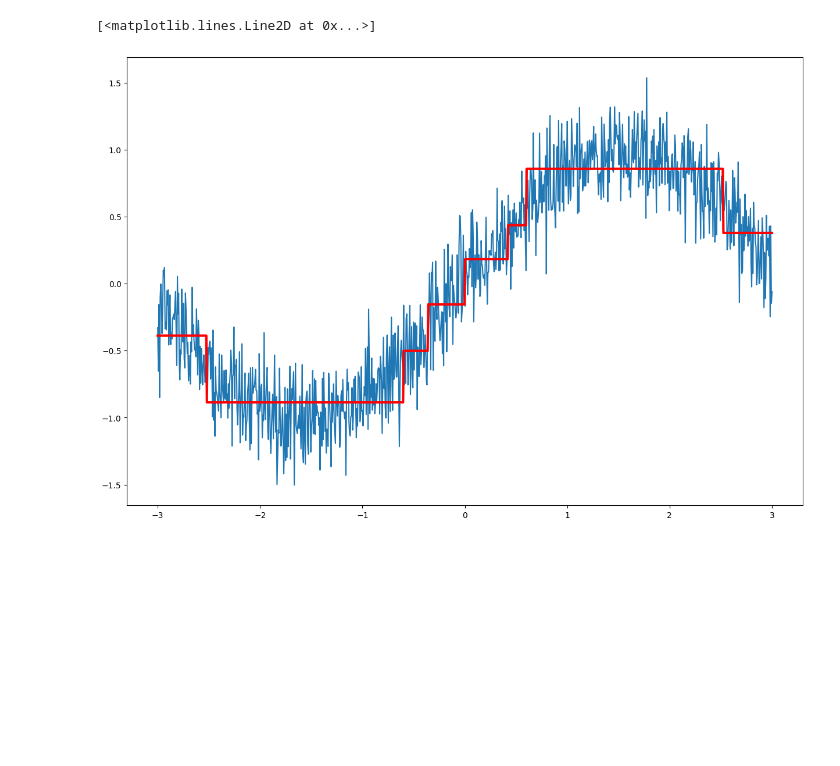
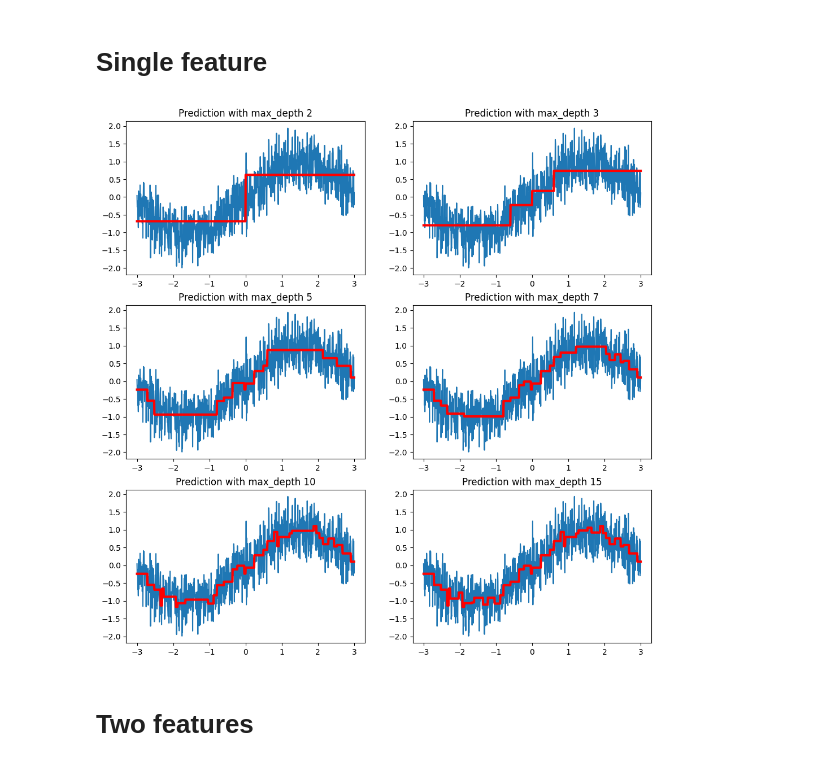
Before and after one commit to boyfws/models, a Jupyter notebook: Trees/DecisionTreeReg_test.ipynb, the cells around one changed output. Drawn from its saved outputs; the diff is of its cells as text; code cells hidden in the pictures; blank space fills up the shorter version.

```diff
--- a/Trees/DecisionTreeReg_test.ipynb
+++ b/Trees/DecisionTreeReg_test.ipynb
@@ -3,12 +3,8 @@ import numpy as np
 from sklearn.datasets import make_regression
 from DecisionTreeRegressor import DecisionTreeRegressor
 import matplotlib.pyplot as plt
-# %%
-model = DecisionTreeRegressor(
-    max_depth=4,
-    loss="MAE",
-    random_state = 42
-)
+# %% [markdown]
+# Single feature
 # %%
 x = np.linspace(-3, 3, 10 ** 3).reshape(-1, 1)
-y = np.sin(x).reshape(-1) + np.random.standard_normal(10 ** 3) * 0.2
+y = np.sin(x).reshape(-1) + np.random.standard_normal(10 ** 3) * 0.4
@@ -19,9 +11,22 @@ y_pred = model.predict(x)
 # %%
-plt.figure(figsize=(15, 10))
-plt.plot(x, y)
-plt.plot(x, y_pred, color="red", lw=3)
+fig, ax = plt.subplots(3, 2, figsize=(12, 12))
+depths = [2, 3, 5, 7, 10, 15]
+for i in range(3):
+    for j in range(2):
+        model = DecisionTreeRegressor(
+            max_depth=depths[2 * i + j],
+            loss="MSE",
+            random_state = 42,
+            min_samples_split=50
+        )
+        model.fit(x, y)
+        y_pred = model.predict(x)
+        ax[i, j].set_title(f"Prediction with max_depth {depths[2 * i + j]}")
+        ax[i, j].plot(x, y)
+        ax[i, j].plot(x, y_pred, color="red", lw=3)
 # %% [output]
-[<matplotlib.lines.Line2D at 0x...>]
-[figure, old version]
+[figure, new version]
+# %% [markdown]
+# Two features
 # %%
 X, y = make_regression(
```
Also changed, not shown: parts of 5 cells of this notebook, 1 other file.
